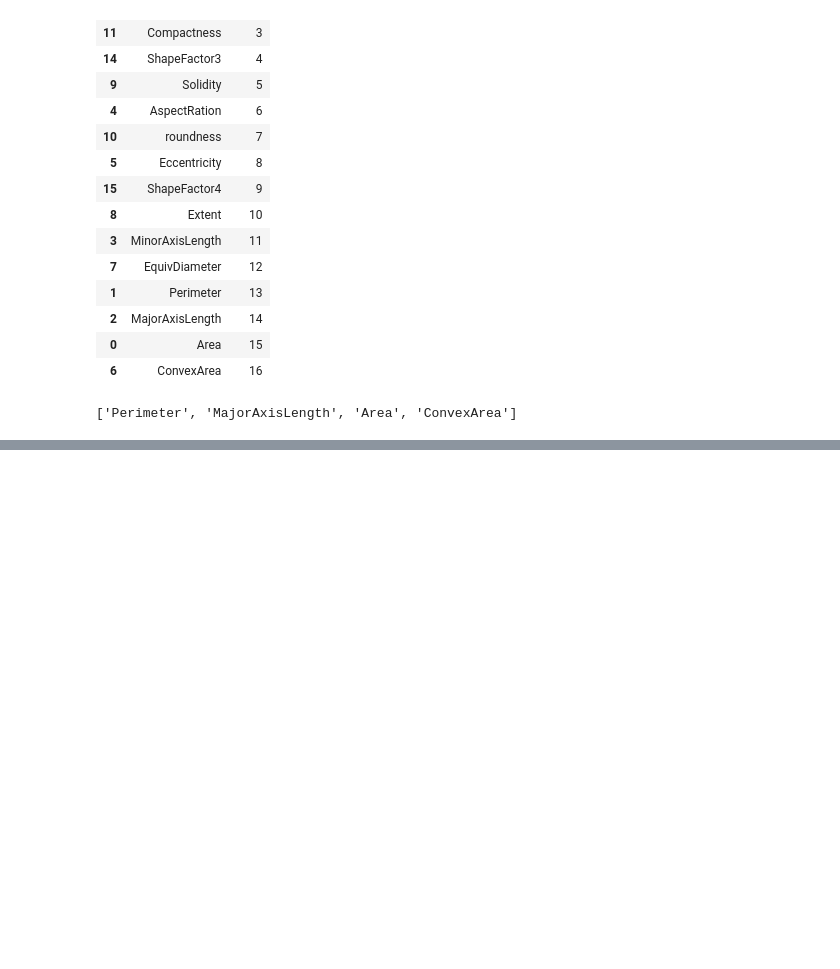
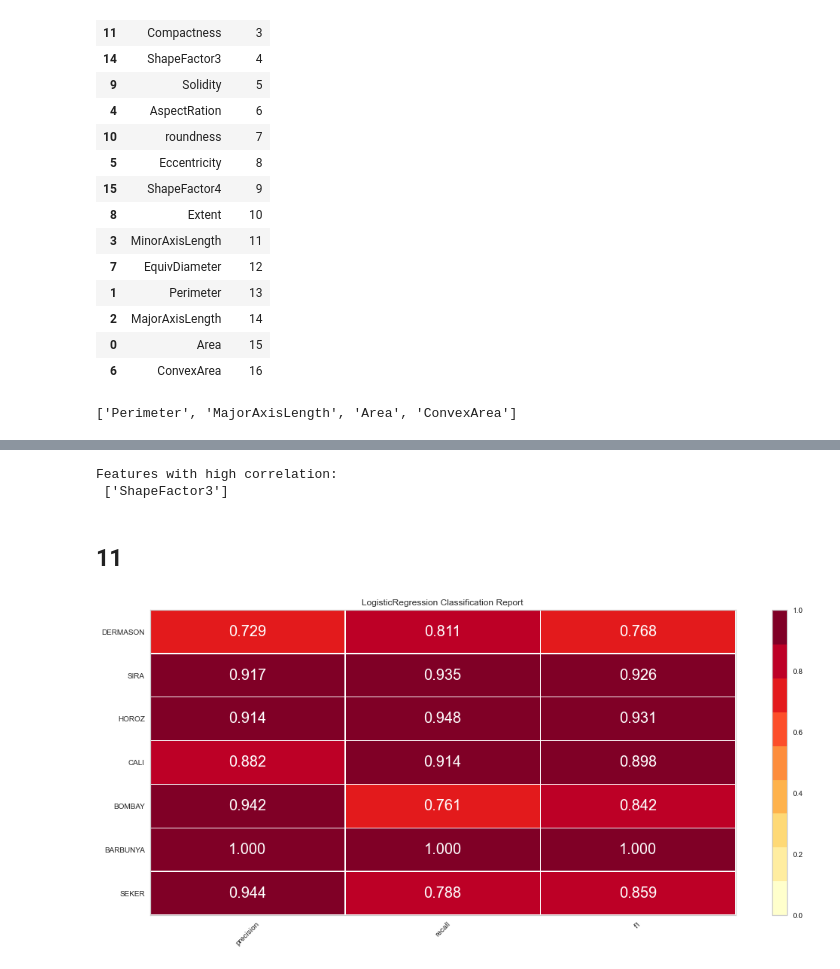
Before and after one commit to ScottBreitbach/DSC550, a Jupyter notebook: FinalProject/M3_test2.ipynb, the cells around one changed output, grey strips where cells are left out. Saved outputs shown, nothing was run; the diff lists cells and outputs as text; code cells hidden in the pictures; blank space fills up the shorter version.

```diff
--- a/FinalProject/M3_test2.ipynb
+++ b/FinalProject/M3_test2.ipynb
@@ -922,0 +1002,38 @@ df.sort_values('Rank').tail(4)['Features'].tolist()
+# %%
+## LOOK AT HIGHLY CORRELATED FEATURES
+# (i.e. likely to be redundant)
+
+# Create features and target
+features = testDF.select_dtypes(include='number')
+target = testDF.Class
+
+# Create correlation matrix
+corr_matrix = features.corr().abs()
+
+# Select upper triangle of correlation matrix
+upper = corr_matrix.where(np.triu(np.ones(corr_matrix.shape),
+                                 k=1).astype(np.bool))
+
+# Find index of feature columns with high correlation
+hi_corr = [column for column in upper.columns if any(upper[column] > 0.99)]
+
+# Features to drop
+print("Features with high correlation:\n", hi_corr)
+# %% [output]
+Features with high correlation:
+ ['ShapeFactor3']
+# %% [markdown]
+## 11
+# %%
+# set the size of the figure and the font size
+plt.rcParams['figure.figsize'] = (15, 7)
+plt.rcParams['font.size'] = 20
+
+# Instantiate the visualizer
+visualizer = ClassificationReport(model, classes=classes)
+
+visualizer.fit(X_train, y_train)  # Fit the training data to the visualizer
+visualizer.score(X_val, y_val)  # Evaluate the model on the test data
+g = visualizer.poof()
+# %% [output]
+[figure, added]
```
Also changed, not shown: parts of 17 cells of this notebook, 1 other file.
